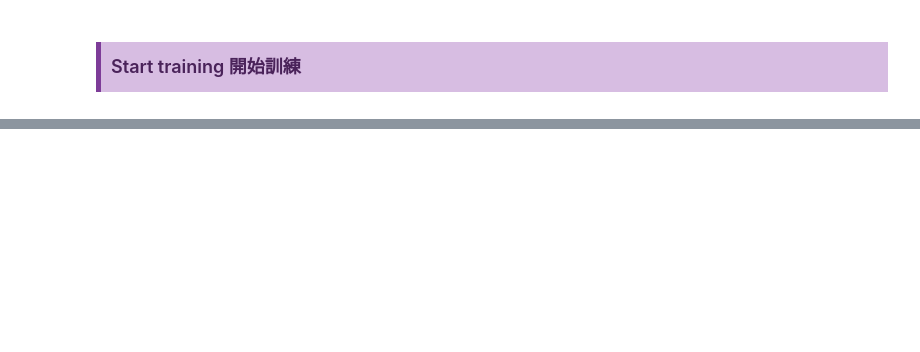
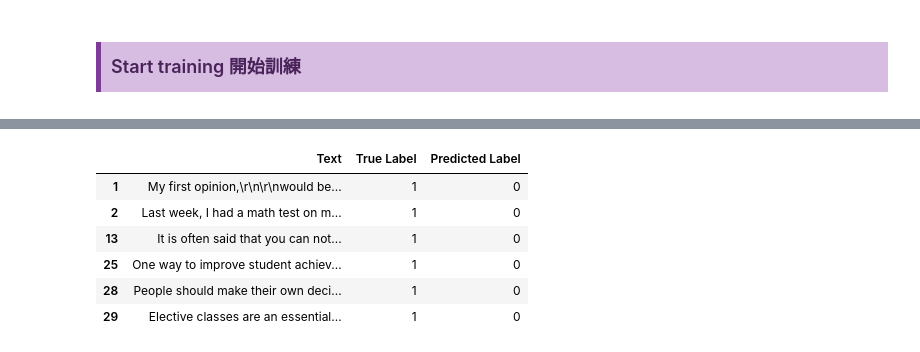
Before and after one commit to whats2000/LLMGenerateTextClassifier, a Jupyter notebook: LanguageModelClassifier/Classifier.ipynb, the cells around one changed output, grey strips where cells are left out. Drawn from its saved outputs; the diff is of its cells as text; code cells hidden in the pictures; blank space fills up the shorter version.

```diff
--- a/LanguageModelClassifier/Classifier.ipynb
+++ b/LanguageModelClassifier/Classifier.ipynb
@@ -293,0 +474,11 @@ Compile with `TORCH_USE_CUDA_DSA` to enable device-side assertions.
+# %%
+# Show the validation texts where the true label is AI generated but predicted as human-written
+error_df[(error_df['True Label'] == 1) & (error_df['Predicted Label'] == 0)]
+# %% [output]
+|  | Text | True Label | Predicted Label |
+| 1 | My first opinion,\r\n\r\nwould be... | 1 | 0 |
+| 2 | Last week, I had a math test on m... | 1 | 0 |
+| 13 | It is often said that you can not... | 1 | 0 |
+| 25 | One way to improve student achiev... | 1 | 0 |
+| 28 | People should make their own deci... | 1 | 0 |
+| 29 | Elective classes are an essential... | 1 | 0 |
```
Also changed, not shown: parts of 41 cells of this notebook, 2 other files.
